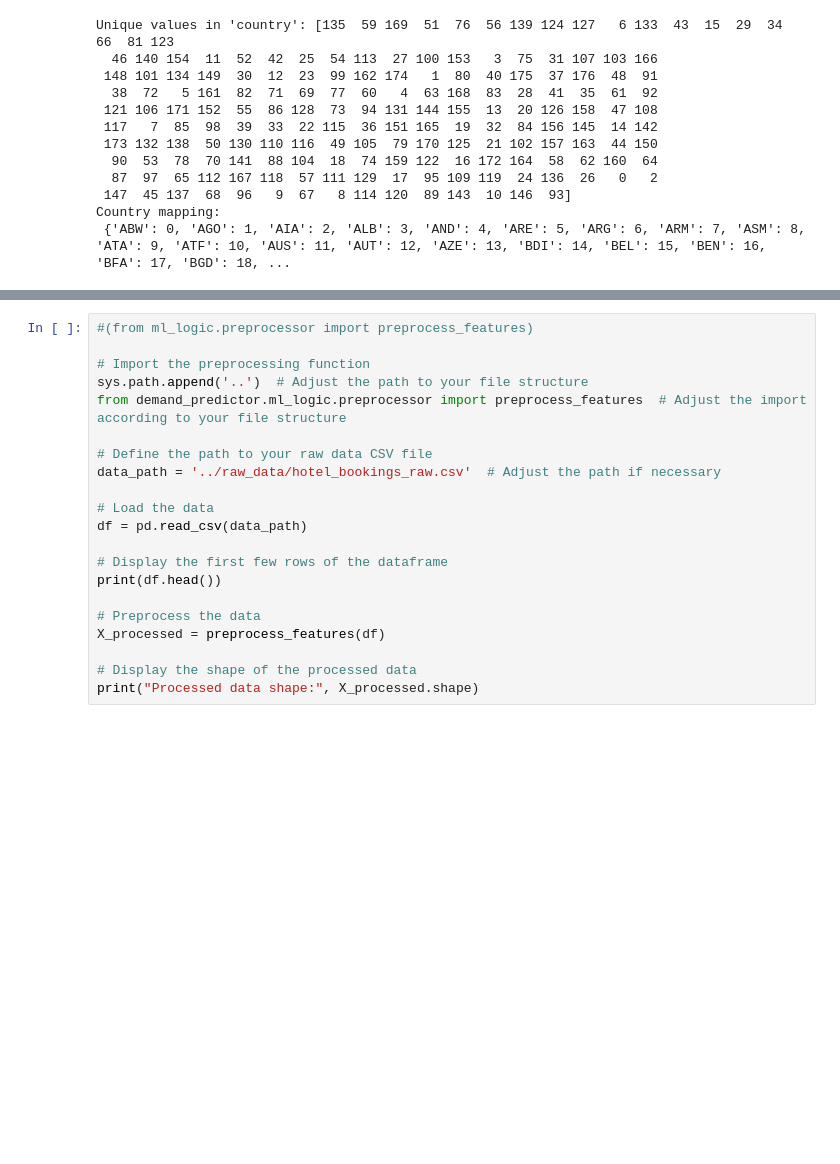
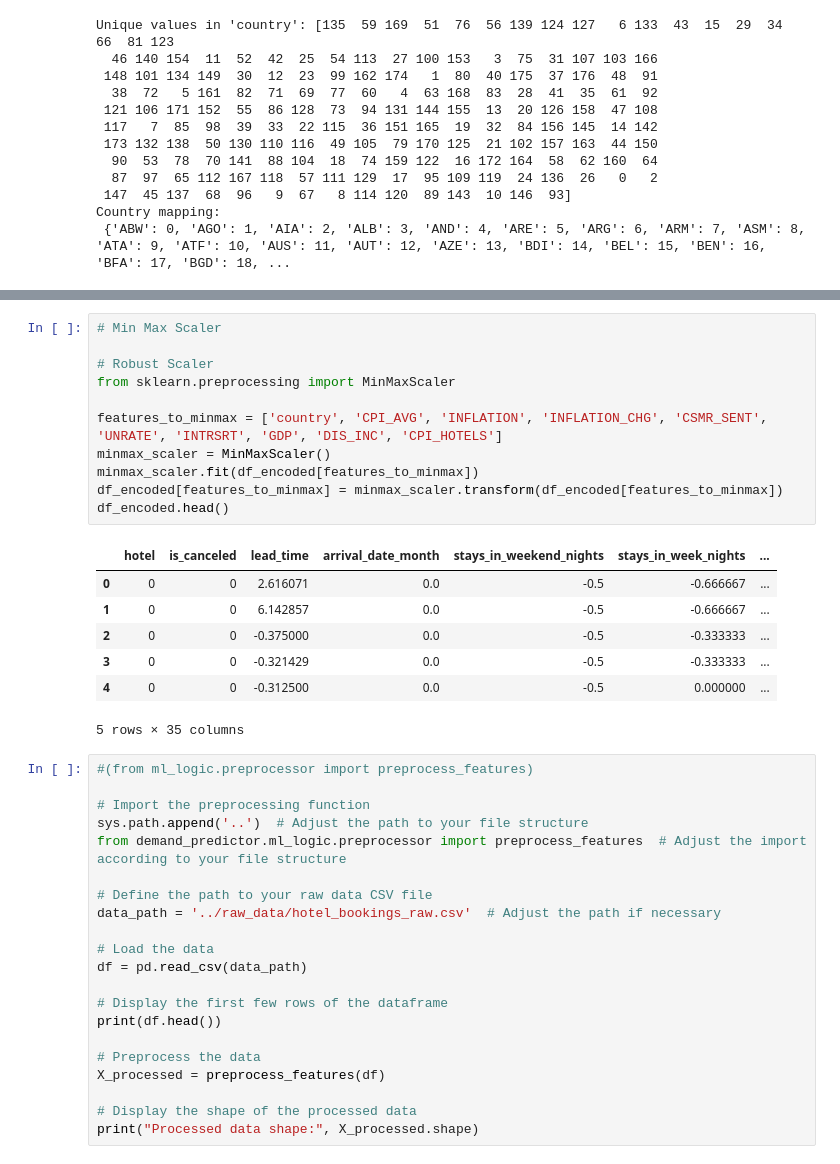
Before and after one commit to sarahfink123/demand_prediction, a Jupyter notebook: notebooks/Exploratory_Data_Analyis_Sarah.ipynb, the cells around one changed output, grey strips where cells are left out. Drawn from its saved outputs; the diff is of its cells as text; blank space fills up the shorter version.

```diff
--- a/notebooks/Exploratory_Data_Analyis_Sarah.ipynb
+++ b/notebooks/Exploratory_Data_Analyis_Sarah.ipynb
@@ -305,3 +443,22 @@ None
+# %%
+# Min Max Scaler
+
+# Robust Scaler
+from sklearn.preprocessing import MinMaxScaler
+
+features_to_minmax = ['country', 'CPI_AVG', 'INFLATION', 'INFLATION_CHG', 'CSMR_SENT', 'UNRATE', 'INTRSRT', 'GDP', 'DIS_INC', 'CPI_HOTELS']
+minmax_scaler = MinMaxScaler()
+minmax_scaler.fit(df_encoded[features_to_minmax])
+df_encoded[features_to_minmax] = minmax_scaler.transform(df_encoded[features_to_minmax])
+df_encoded.head()
+# %% [output]
+|  | hotel | is_canceled | lead_time | arrival_date_month | stays_in_weekend_nights | stays_in_week_nights | ... |
+| 0 | 0 | 0 | 2.616071 | 0.0 | -0.5 | -0.666667 | ... |
+| 1 | 0 | 0 | 6.142857 | 0.0 | -0.5 | -0.666667 | ... |
+| 2 | 0 | 0 | -0.375000 | 0.0 | -0.5 | -0.333333 | ... |
+| 3 | 0 | 0 | -0.321429 | 0.0 | -0.5 | -0.333333 | ... |
+| 4 | 0 | 0 | -0.312500 | 0.0 | -0.5 | 0.000000 | ... |
+5 rows × 35 columns
 # %%
 #(from ml_logic.preprocessor import preprocess_features)
 
```
Also changed, not shown: parts of 8 cells of this notebook.
